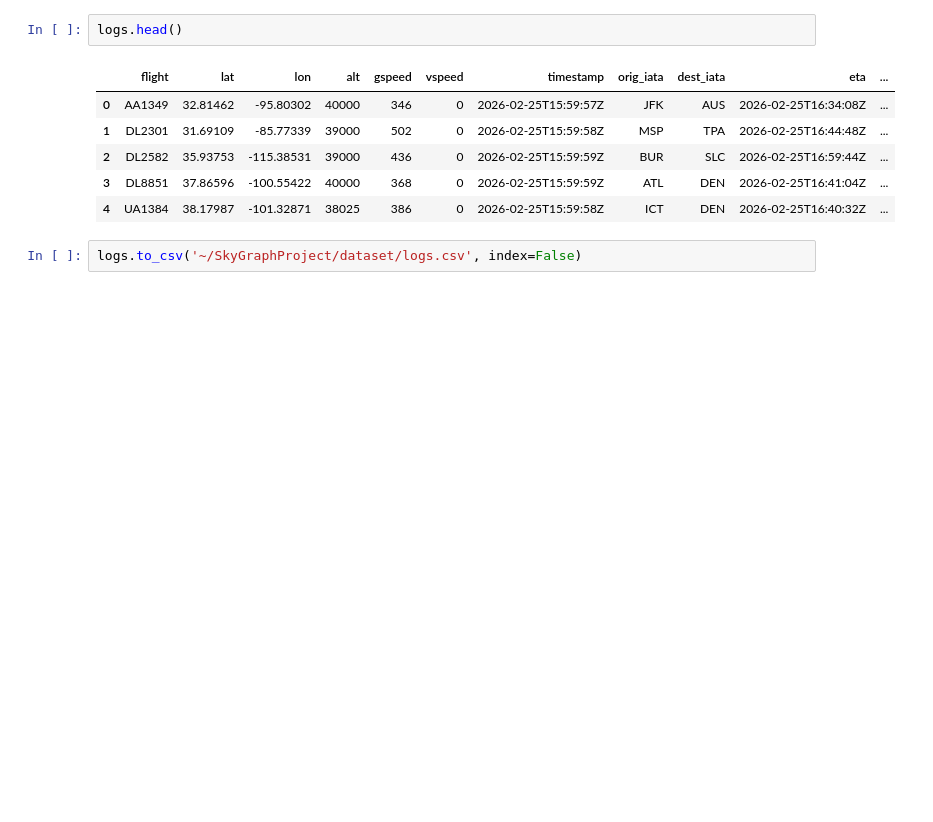
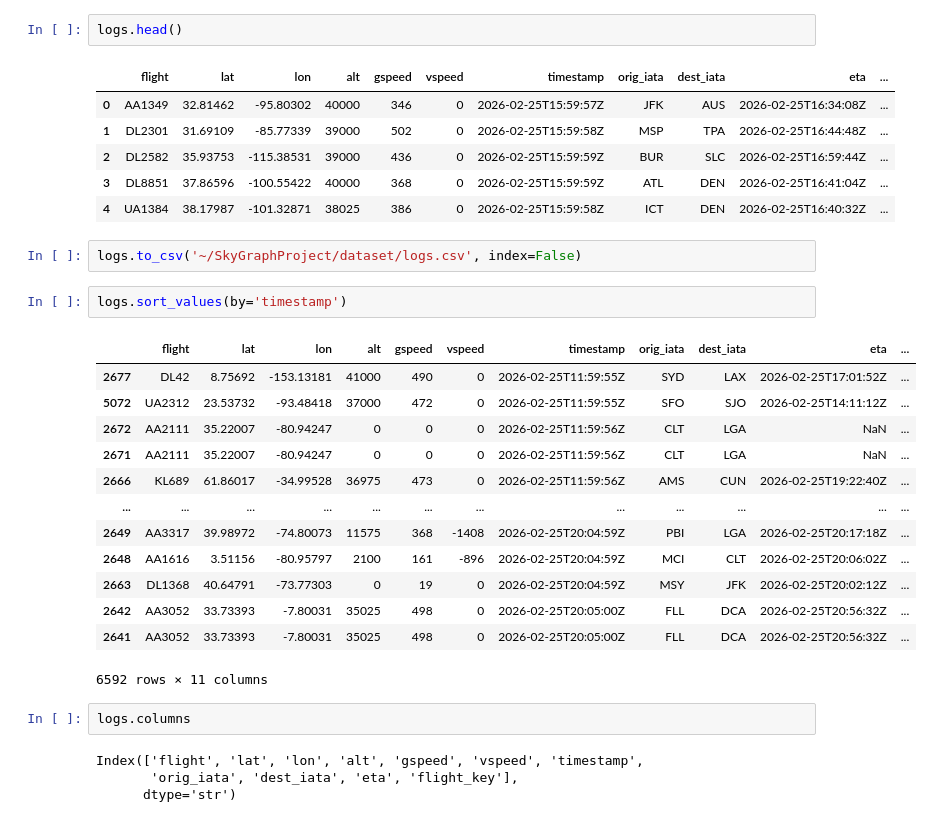
Before and after one commit to lorenzo-marranini/SkyGraphProject, a Jupyter notebook: python/data-exploration.ipynb, the cells around one changed output. Saved outputs shown, nothing was run; the diff lists cells and outputs as text; blank space fills up the shorter version.

```diff
--- a/python/data-exploration.ipynb
+++ b/python/data-exploration.ipynb
@@ -552,3 +552,25 @@ logs.head()
 | 4 | UA1384 | 38.17987 | -101.32871 | 38025 | 386 | 0 | 2026-02-25T15:59:58Z | ICT | DEN | 2026-02-25T16:40:32Z | ... |
 # %%
 logs.to_csv('~/SkyGraphProject/dataset/logs.csv', index=False)
+# %%
+logs.sort_values(by='timestamp')
+# %% [output]
+|  | flight | lat | lon | alt | gspeed | vspeed | timestamp | orig_iata | dest_iata | eta | ... |
+| 2677 | DL42 | 8.75692 | -153.13181 | 41000 | 490 | 0 | 2026-02-25T11:59:55Z | SYD | LAX | 2026-02-25T17:01:52Z | ... |
+| 5072 | UA2312 | 23.53732 | -93.48418 | 37000 | 472 | 0 | 2026-02-25T11:59:55Z | SFO | SJO | 2026-02-25T14:11:12Z | ... |
+| 2672 | AA2111 | 35.22007 | -80.94247 | 0 | 0 | 0 | 2026-02-25T11:59:56Z | CLT | LGA | NaN | ... |
+| 2671 | AA2111 | 35.22007 | -80.94247 | 0 | 0 | 0 | 2026-02-25T11:59:56Z | CLT | LGA | NaN | ... |
+| 2666 | KL689 | 61.86017 | -34.99528 | 36975 | 473 | 0 | 2026-02-25T11:59:56Z | AMS | CUN | 2026-02-25T19:22:40Z | ... |
+| ... | ... | ... | ... | ... | ... | ... | ... | ... | ... | ... | ... |
+| 2649 | AA3317 | 39.98972 | -74.80073 | 11575 | 368 | -1408 | 2026-02-25T20:04:59Z | PBI | LGA | 2026-02-25T20:17:18Z | ... |
+| 2648 | AA1616 | 3.51156 | -80.95797 | 2100 | 161 | -896 | 2026-02-25T20:04:59Z | MCI | CLT | 2026-02-25T20:06:02Z | ... |
+| 2663 | DL1368 | 40.64791 | -73.77303 | 0 | 19 | 0 | 2026-02-25T20:04:59Z | MSY | JFK | 2026-02-25T20:02:12Z | ... |
+| 2642 | AA3052 | 33.73393 | -7.80031 | 35025 | 498 | 0 | 2026-02-25T20:05:00Z | FLL | DCA | 2026-02-25T20:56:32Z | ... |
+| 2641 | AA3052 | 33.73393 | -7.80031 | 35025 | 498 | 0 | 2026-02-25T20:05:00Z | FLL | DCA | 2026-02-25T20:56:32Z | ... |
+6592 rows × 11 columns
+# %%
+logs.columns
+# %% [output]
+Index(['flight', 'lat', 'lon', 'alt', 'gspeed', 'vspeed', 'timestamp',
+       'orig_iata', 'dest_iata', 'eta', 'flight_key'],
+      dtype='str')
```
Also changed, not shown: parts of 1 cell of this notebook, 5 other files.
